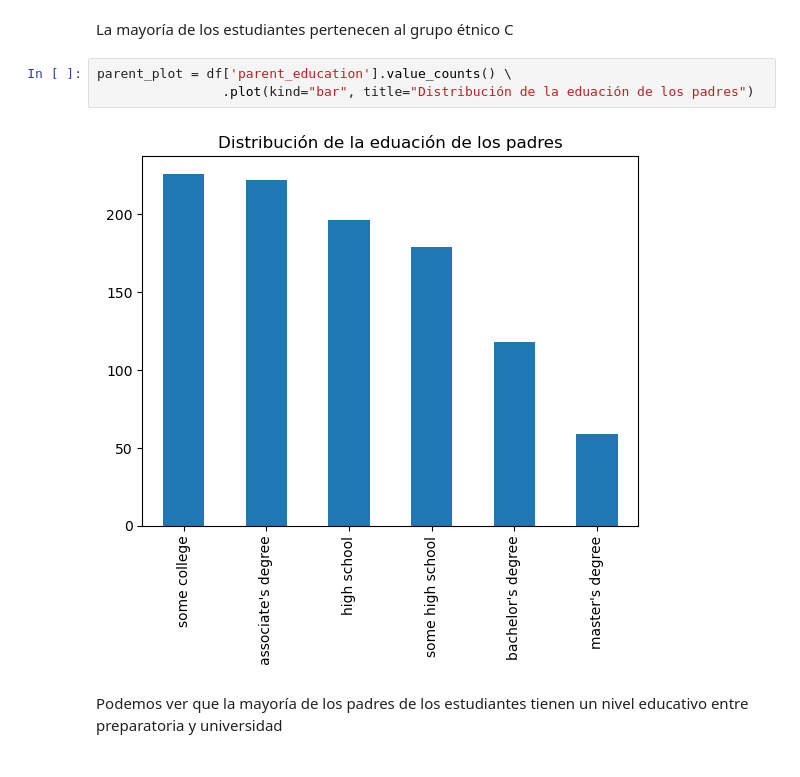
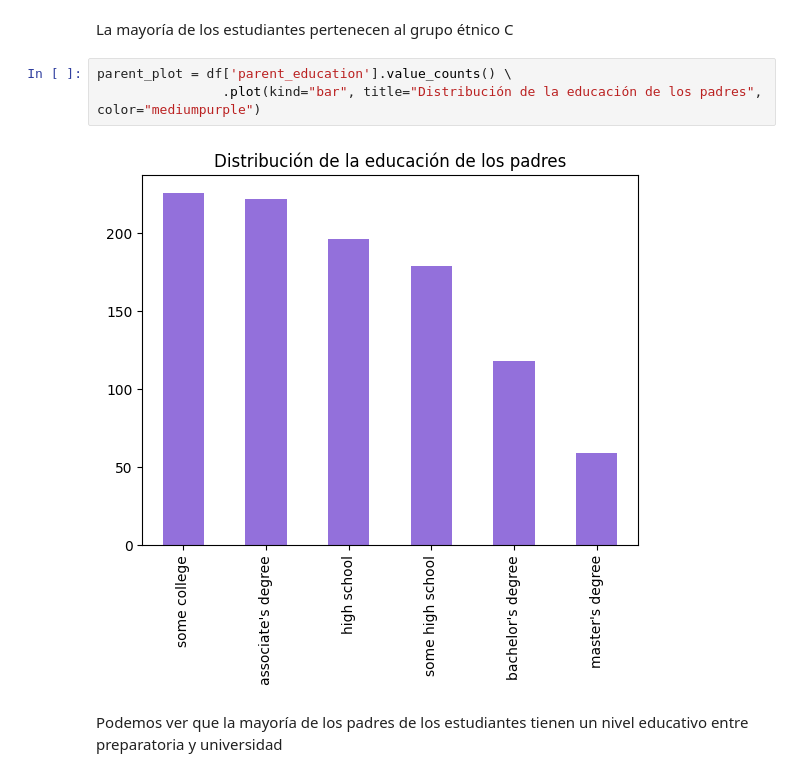
Before and after one commit to MarioChvx/ciencia_de_datos_PAMBAZO, a Jupyter notebook: proyectos/unidad1/proyecto_eda/EDA_Students_performance.ipynb, the cells around one changed output. Saved outputs shown, nothing was run; the diff lists cells and outputs as text.

```diff
--- a/proyectos/unidad1/proyecto_eda/EDA_Students_performance.ipynb
+++ b/proyectos/unidad1/proyecto_eda/EDA_Students_performance.ipynb
@@ -208,9 +226,9 @@ plt.show()
 La mayoría de los estudiantes pertenecen al grupo étnico C
 # %%
 parent_plot = df['parent_education'].value_counts() \
-                .plot(kind="bar", title="Distribución de la eduación de los padres")
+                .plot(kind="bar", title="Distribución de la educación de los padres", color="mediumpurple")
 # %% [output]
-[figure, old version]
+[figure, new version]
 # %% [markdown]
 Podemos ver que la mayoría de los padres de los estudiantes tienen un nivel educativo entre preparatoria y universidad
 # %%
```
Also changed, not shown: parts of 30 cells of this notebook.
